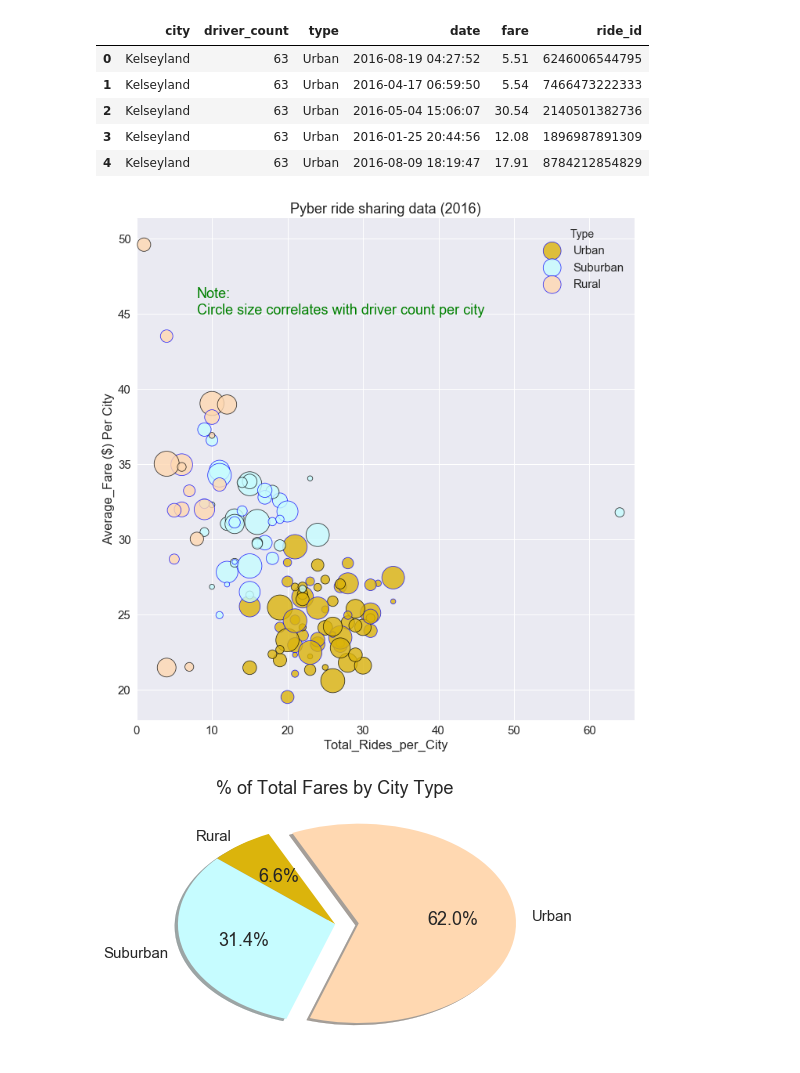
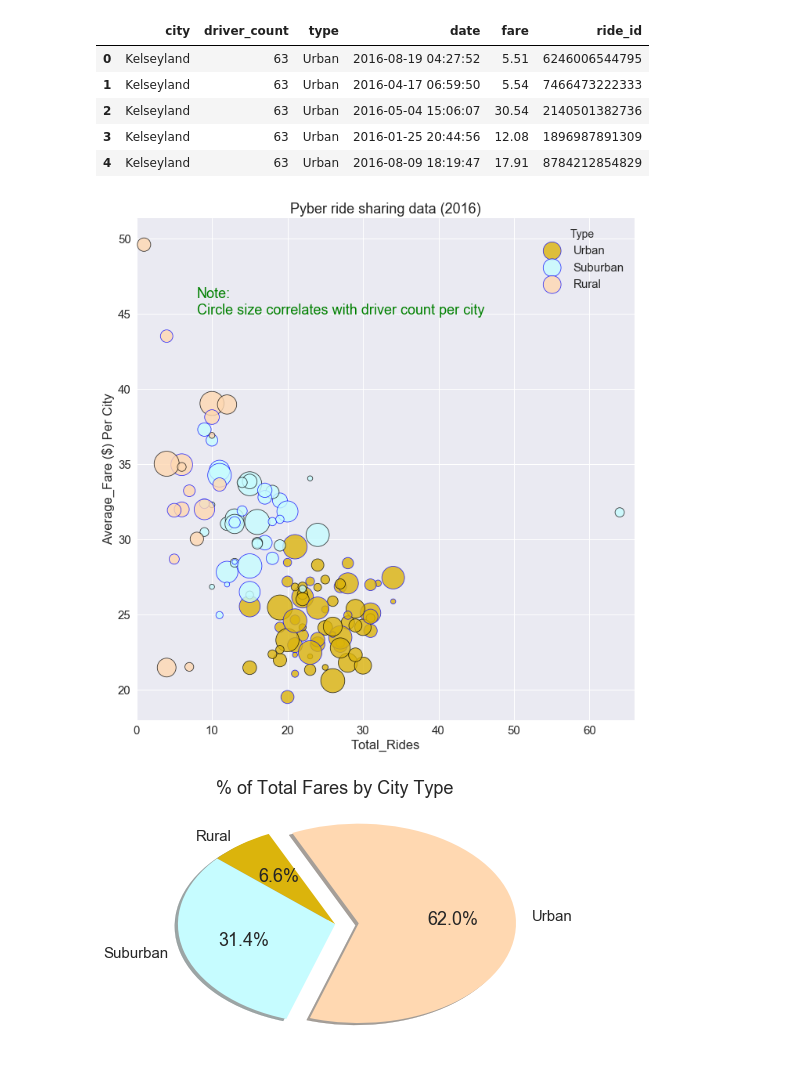
Before and after one commit to atendolk/Pyber_Real, a Jupyter notebook: Pyber_Real.ipynb, the cells around one changed output. Cells and saved outputs as stored; diff of their text form; code cells hidden in the pictures.

```diff
--- a/Pyber_Real.ipynb
+++ b/Pyber_Real.ipynb
@@ -5,10 +5,10 @@ import numpy as np
 import seaborn as sns
 import os
 # %%
-city_df = pd.read_csv("./raw_data/city_data.csv")
-ride_df = pd.read_csv("./raw_data/ride_data.csv")
+cit_df = pd.read_csv("./raw_data/city_data.csv")
+rid_df = pd.read_csv("./raw_data/ride_data.csv")
 
-merged_df = pd.merge(city_df, ride_df, how ='inner', left_on = 'city', right_on= 'city')
+merged_df = pd.merge(cit_df, rid_df, how ='inner', left_on = 'city', right_on= 'city')
 merged_df = merged_df.drop_duplicates()
 merged_df.head()
 # %% [output]
@@ -21,34 +21,34 @@ merged_df.head()
 # %%
 city_grouped = merged_df.groupby("city")
 
-average_fare_per_city = city_grouped["fare"].mean().to_frame(name= "Average_Fare ($) Per City")
-total_rides_per_city = city_grouped["ride_id"].count().to_frame(name= "Total_Rides_per_City")
-total_drivers_per_city = city_grouped["driver_count"].mean().to_frame(name= "Total_Drivers_per_City")
+average_fare = city_grouped["fare"].mean().to_frame(name= "Average_Fare ($) Per City")
+total_rides = city_grouped["ride_id"].count().to_frame(name= "Total_Rides")
+total_drivers = city_grouped["driver_count"].mean().to_frame(name= "Total_Drivers")
 type_of_city = city_grouped["type"].unique().to_frame(name= "Type")
 type_of_city["Type"] =type_of_city["Type"].map(lambda x: x[0]) #without this, type is printed as "[Urban]", not "Urban"
-city_grouped_df = pd.concat([average_fare_per_city, total_rides_per_city, total_drivers_per_city, type_of_city], axis=1)
+city_grouped_df = pd.concat([average_fare, total_rides, total_drivers, type_of_city], axis=1)
 
-markersize = 14 * city_grouped_df['Total_Drivers_per_City'] #suitable multiplier (14) to see size difference in bubbles
+markersize = 14 * city_grouped_df['Total_Drivers'] #suitable multiplier (14) to see size difference in bubbles
 kws = dict(s=markersize, linewidth=.8, edgecolor="bk")
 sns.set(font_scale = 1.5)
 
-max_rides = city_grouped_df['Total_Rides_per_City'].max()
+max_rides = city_grouped_df['Total_Rides'].max()
 
 pyber_palette = ['#dbb40c', '#c6fcff', '#ffd8b1']  # Gold, light Sky blue, light coral
 
-sns.lmplot(x='Total_Rides_per_City', y='Average_Fare ($) Per City', data=city_grouped_df,
+sns.lmplot(x='Total_Rides', y='Average_Fare ($) Per City', data=city_grouped_df,
             fit_reg=False, # No regression line should be displayed
             palette=pyber_palette,
             scatter_kws=kws,
             hue='Type',
             size = 10,
             legend_out=False)
 plt.text(8, 45, "Note:\nCircle size correlates with driver count per city", horizontalalignment='left',size='medium', color='green', weight='light')
 plt.title("Pyber ride sharing data (2016)")
 plt.xlim(0, max_rides+2)    # margin so plot doesn't end at max value
 plt.show()
 # %% [output]
-[figure, old version]
+[figure, new version]
 # %%
 citytype_grouped = merged_df.groupby("type")
 # % of total fares by city type
```
Also changed, not shown: parts of 1 cell of this notebook.
